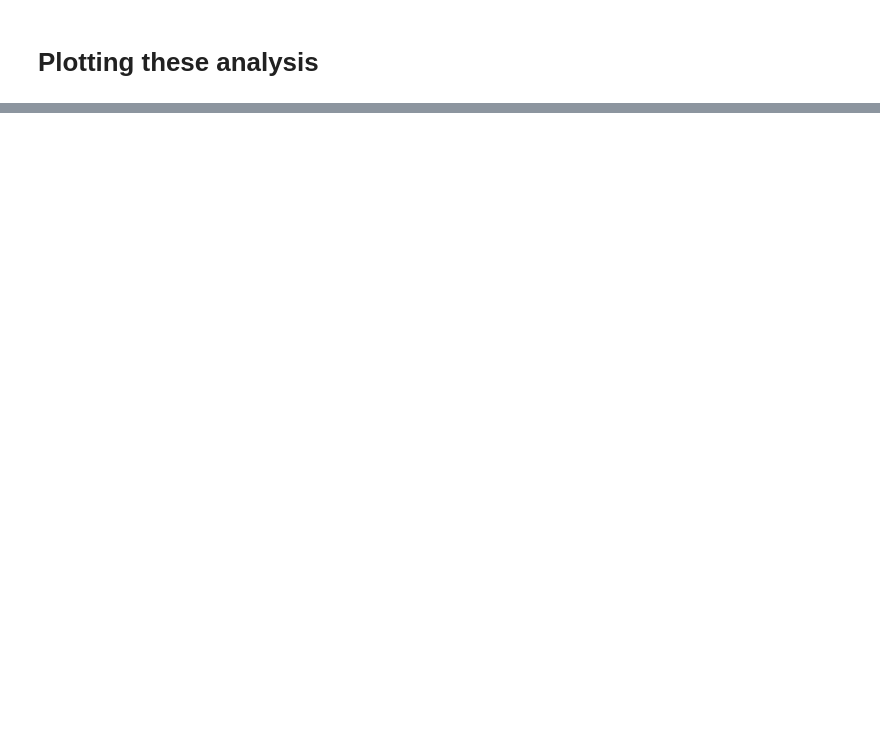
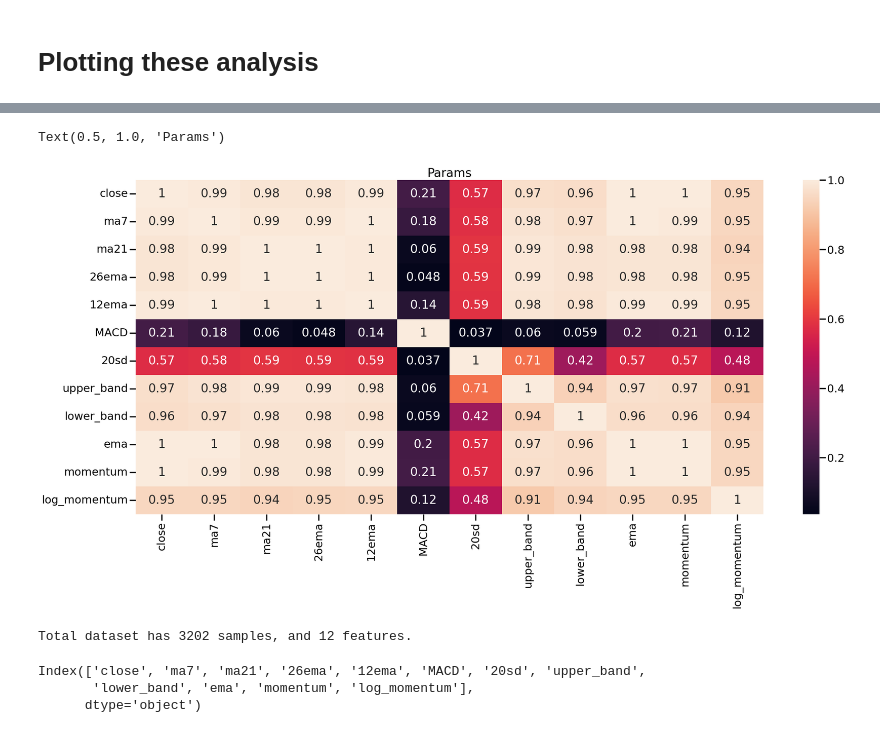
Before and after one commit to SamirWagle/Stock-Market-Prediction-using-RSI-and-MACD, a Jupyter notebook: stockpredict.ipynb, the cells around one changed output, grey strips where cells are left out. Saved outputs shown, nothing was run; the diff lists cells and outputs as text; code cells hidden in the pictures; blank space fills up the shorter version.

```diff
--- a/stockpredict.ipynb
+++ b/stockpredict.ipynb
@@ -115,0 +122,10 @@ df.head()
+# %%
+df = df.dropna()
+df.rows = df.iloc[0]
+df
+
+# Drop the first row after setting it as the header
+df = df.set_index('published_date')
+
+print(df)
+df.head()
@@ -117,0 +215,18 @@ df.head()
+# %%
+plt.figure(figsize = (28,12))
+sns.set_context('poster',font_scale=1)
+sns.heatmap(df.corr(), annot = True).set_title('Params')
+# %% [output]
+Text(0.5, 1.0, 'Params')
+[figure, added]
+# %%
+print('Total dataset has {} samples, and {} features.'.format(df.shape[0], \
+                                                              df.shape[1]))
+# %% [output]
+Total dataset has 3202 samples, and 12 features.
+# %%
+df.columns
+# %% [output]
+Index(['close', 'ma7', 'ma21', '26ema', '12ema', 'MACD', '20sd', 'upper_band',
+       'lower_band', 'ema', 'momentum', 'log_momentum'],
+      dtype='object')
```
Also changed, not shown: parts of 17 cells of this notebook.
